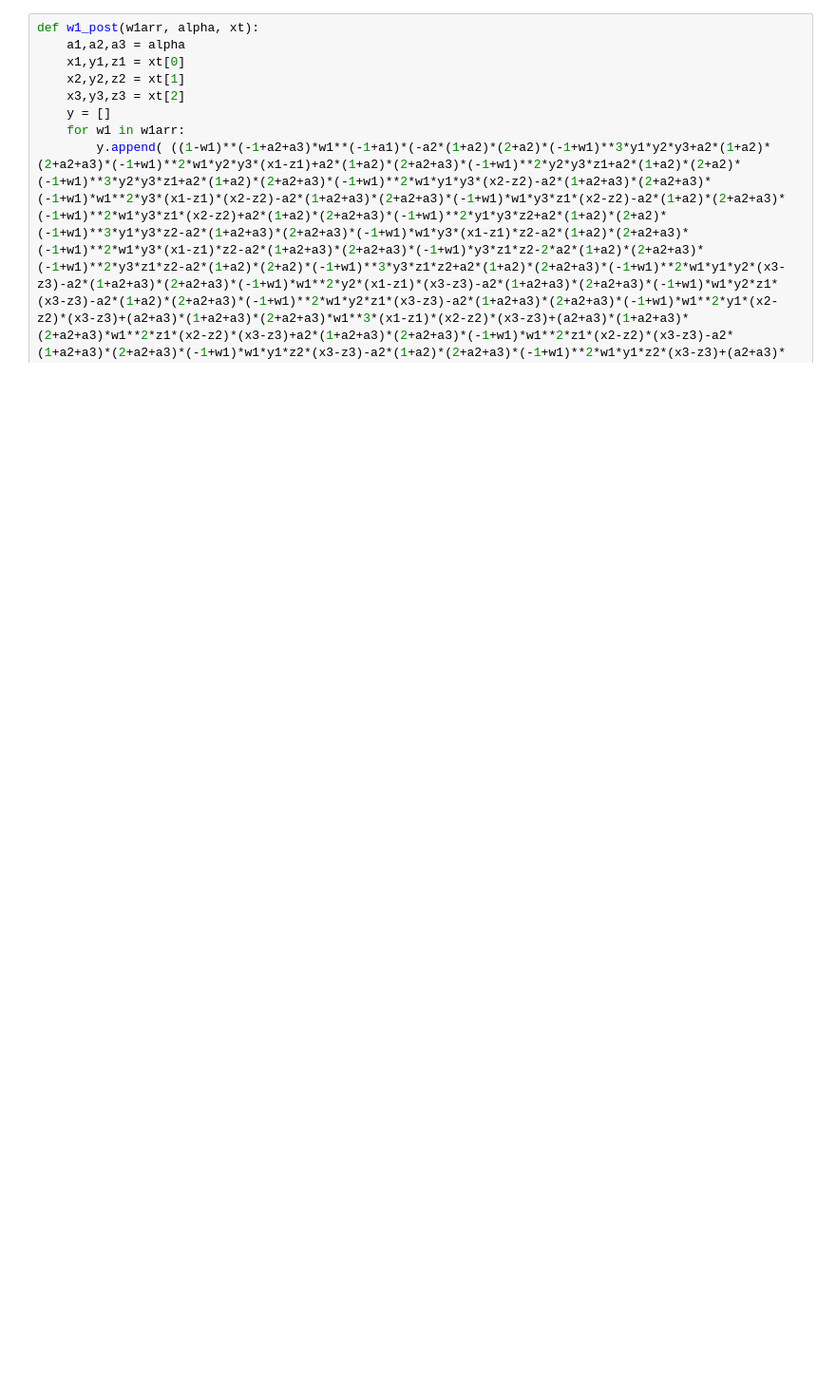
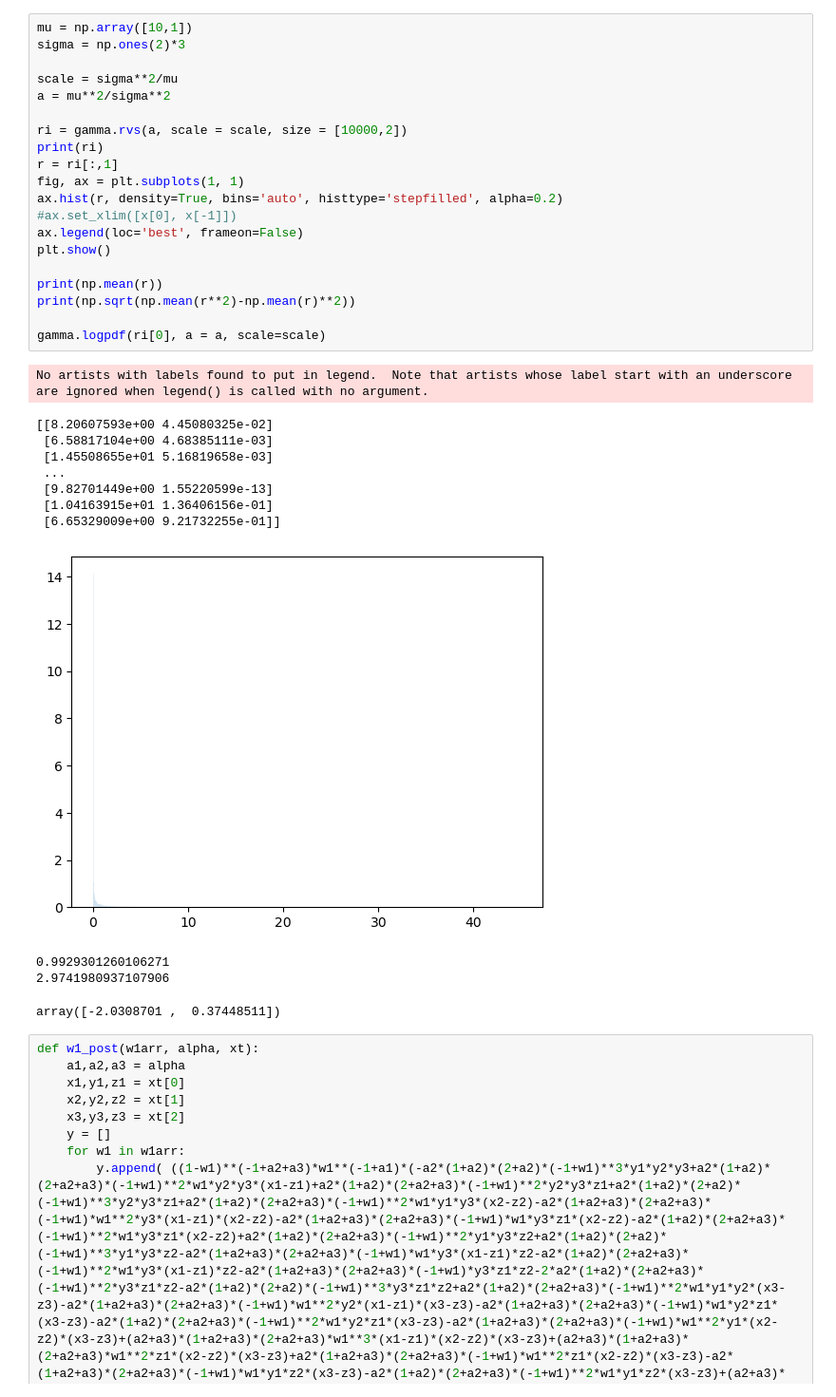
Before and after one commit to marcgrillo/dirichlet, a Jupyter notebook: notebook.ipynb, the cells around one changed output. Shown at 95% size. Saved outputs shown, nothing was run; the diff lists cells and outputs as text; blank space fills up the shorter version.

```diff
--- a/notebook.ipynb
+++ b/notebook.ipynb
@@ -84,6 +99,39 @@ def log_acceptance(xt, alpha, x, x_new, omega, omega_new, scale):
 
 def log_jacobian(x):
     return -(len(x)) * np.log(np.sum(x))
+# %%
+mu = np.array([10,1])
+sigma = np.ones(2)*3
+
+scale = sigma**2/mu
+a = mu**2/sigma**2
+
+ri = gamma.rvs(a, scale = scale, size = [10000,2])
+print(ri)
+r = ri[:,1]
+fig, ax = plt.subplots(1, 1)
+ax.hist(r, density=True, bins='auto', histtype='stepfilled', alpha=0.2)
+#ax.set_xlim([x[0], x[-1]])
+ax.legend(loc='best', frameon=False)
+plt.show()
+
+print(np.mean(r))
+print(np.sqrt(np.mean(r**2)-np.mean(r)**2))
+
+gamma.logpdf(ri[0], a = a, scale=scale)
+# %% [output]
+No artists with labels found to put in legend.  Note that artists whose label start with an underscore are ignored when legend() is called with no argument.
+[[8.20607593e+00 4.45080325e-02]
+ [6.58817104e+00 4.68385111e-03]
+ [1.45508655e+01 5.16819658e-03]
+ ...
+ [9.82701449e+00 1.55220599e-13]
+ [1.04163915e+01 1.36406156e-01]
+ [6.65329009e+00 9.21732255e-01]]
+[figure, added]
+0.9929301260106271
+2.9741980937107906
+array([-2.0308701 ,  0.37448511])
 # %%
 def w1_post(w1arr, alpha, xt):
     a1,a2,a3 = alpha
```
Also changed, not shown: parts of 5 cells of this notebook, 16 other files.
